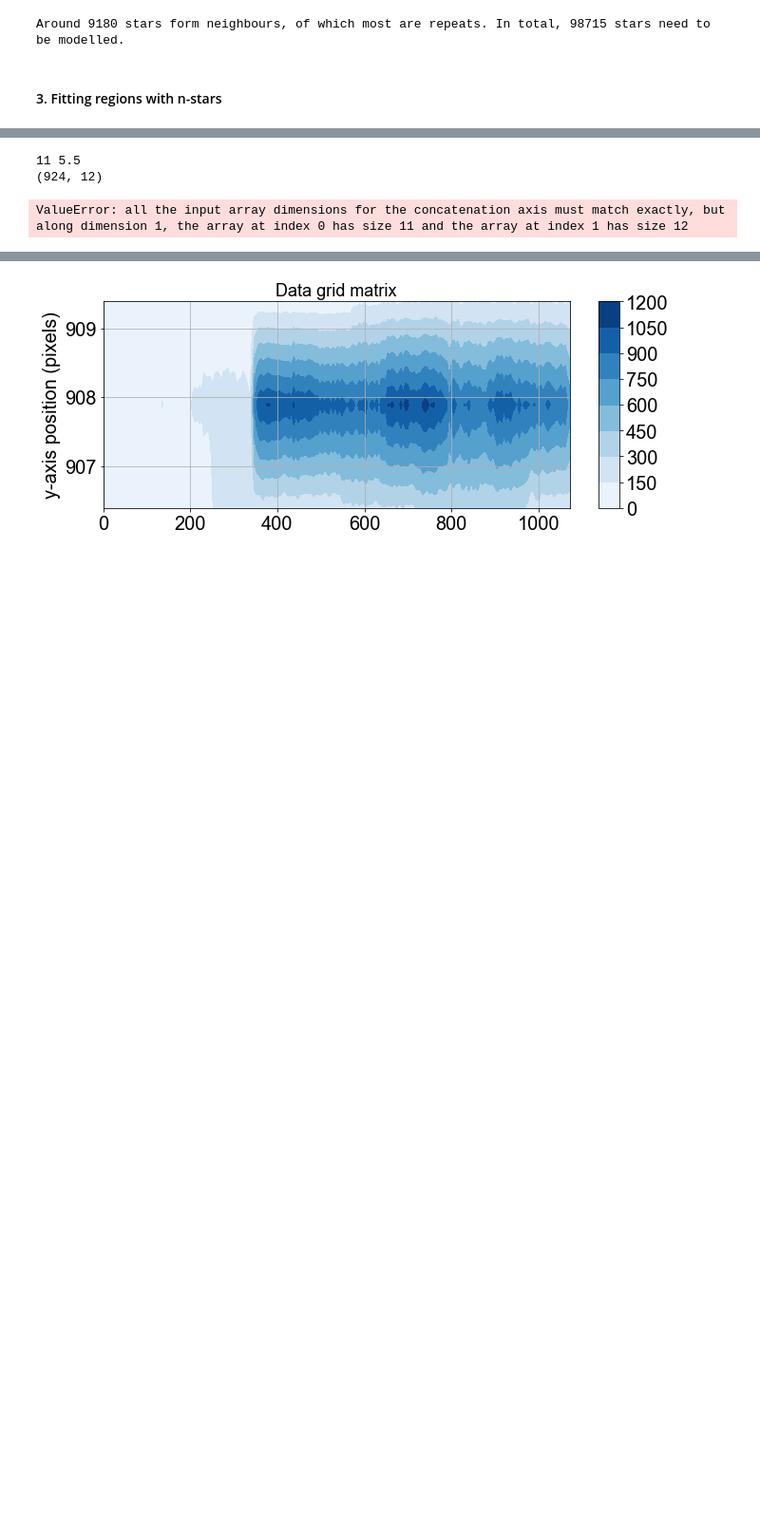
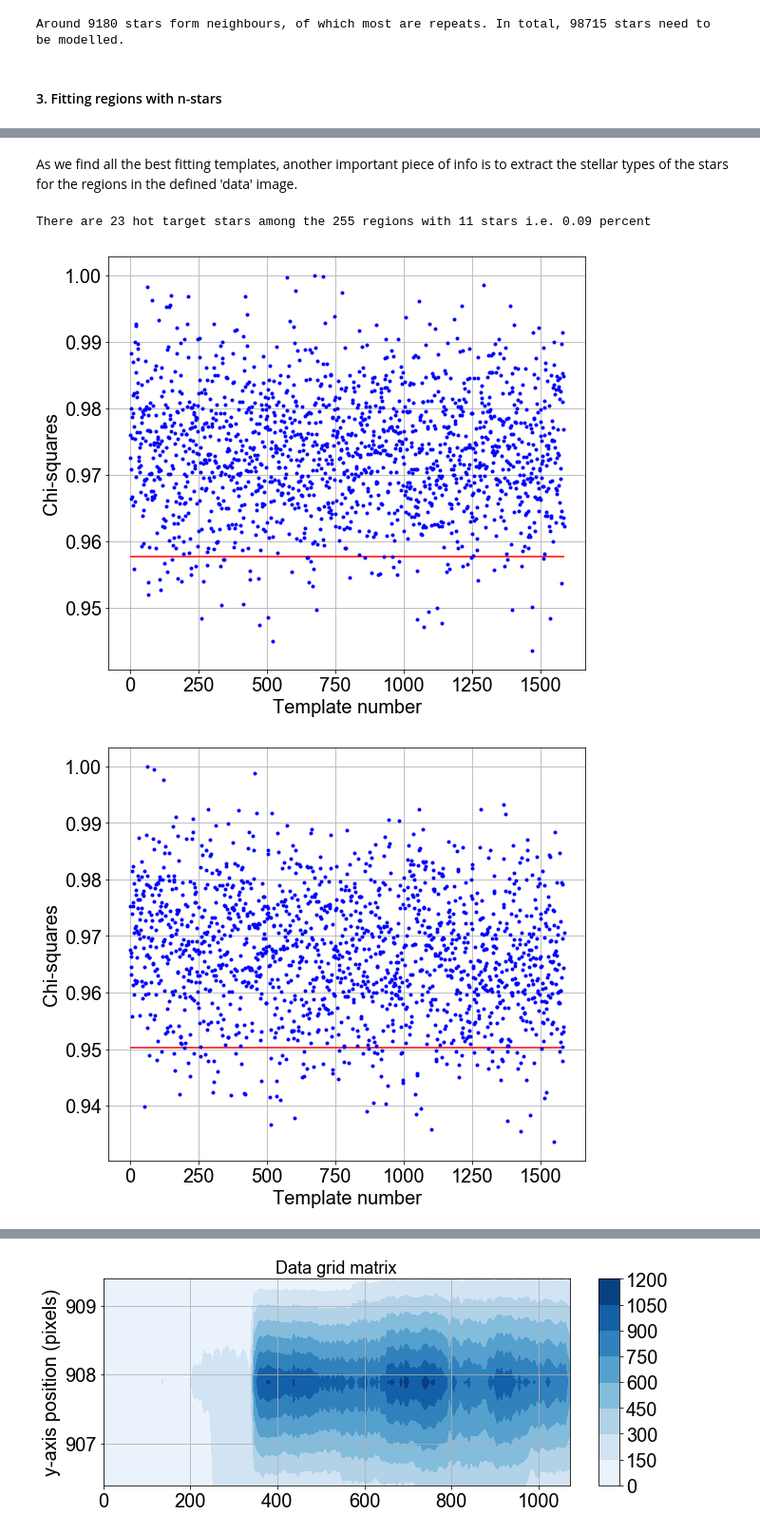
Before and after one commit to SoumyaShreeram/Slitless_spectroscopy, a Jupyter notebook: 06_Fitting_a_region_using_the_nearest_neighbour_approach.ipynb, the cells around one changed output, grey strips where cells are left out. Shown: that part at 95% size. Cells and saved outputs as stored; diff of their text form; code cells hidden in the pictures; blank space fills up the shorter version.

```diff
--- a/06_Fitting_a_region_using_the_nearest_neighbour_approach.ipynb
+++ b/06_Fitting_a_region_using_the_nearest_neighbour_approach.ipynb
@@ -131,7 +128,7 @@ importlib.reload(fap)
 # model all regions with x neighbouring stars
 n_stars = 11
 
-resulting_params_all = np.zeros((0, len(hot_stars_arr), 2))
+resulting_params_all = []
 
 # define the limits of the region to be cropped
 limits = np.load(save_data_crop_dir + '%d_stars/limits.npy'%(n_stars))
@@ -140,8 +137,9 @@ limits = np.load(save_data_crop_dir + '%d_stars/limits.npy'%(n_stars))
 stars_with_n_neighbours = np.where(total_neighbours == n_stars)
 
 
-for i, stars_idx in enumerate(stars_with_n_neighbours[0][0:2]):
+for i, stars_idx in enumerate(stars_with_n_neighbours[0][0:3]):
     # arr to save the chi-sq val for a given hot star distribution, and the best template no. for this chi-sq
+    save_all_chi_sqs, perms_lens = [], []
     resulting_params = np.zeros((0, 2))
 
     print('\nRegion %d of %d:'%(i, len(stars_with_n_neighbours[0])))
@@ -158,15 +156,19 @@ for i, stars_idx in enumerate(stars_with_n_neighbours[0][0:2]):
         perms = np.load(template_dir+'%d_stars/%d_hot_stars/perm_arr.npy'%(n_stars, hot_stars*n_stars))
 
         # iterating over all the permutations for the given hot star population
-        chi_sq_val, best_fit_perm_no = fap.generateTemplatesCalChiSquare(x, y, mKs, template_dir, save_data_psf_crop_dir, n_stars,\
+        chi_sq_vals, min_chi_sq,  best_fit_perm_no = fap.generateTemplatesCalChiSquare(x, y, mKs, template_dir, save_data_psf_crop_dir, n_stars,\
                                                       hot_stars, perms, disperse_range, dispersion_angle,\
                                                       u_pix_arr, limits[i], data_mat_arr, i, x_FOV[stars_idx],\
                                                                          num_splits=5)
 
-        resulting_params = np.append(resulting_params, [[chi_sq_val, best_fit_perm_no]], axis=0)
+        save_all_chi_sqs.append(chi_sq_vals)
+        resulting_params = np.append(resulting_params, [[min_chi_sq, best_fit_perm_no]], axis=0)
 
     # save the results of the computation for every region
-    resulting_params_all = np.append(resulting_params_all, [resulting_params], axis=0)
+    resulting_params_all.append(save_all_chi_sqs)
+
+# save the best chi-square values for the given region
+np.save('Data/Chi_sq_vals/%d_stars_%d_regions.npy'%(n_stars, len(stars_with_n_neighbours[0])), resulting_params_all)
 # %% [output]
 Region 0 of 255:
 0 percent hot stars --
@@ -185,14 +187,19 @@ Region 0 of 255:
 80 percent hot stars --
 90 percent hot stars --
 100 percent hot stars --
-# %%
-importlib.reload(fap)
-best_fit_perms_2D = np.zeros((0, n_stars))
-ax, best_fit_perms_2D = fap.recoverBestTemplatePermutation(resulting_params_all, hot_stars_arr, i, n_stars, best_fit_perms_2D, template_dir, plot_chi_sqs=True)
-
-# save the best chi-square values for the given region
-np.save('Data/Chi_sq_vals/%d_stars_%d_regions.npy'%(n_stars, len(stars_with_n_neighbours[0])), resulting_params_all)
-# %% [output]
-11 5.5
-(924, 12)
-ValueError: all the input array dimensions for the concatenation axis must match exactly, but along dimension 1, the array at index 0 has size 11 and the array at index 1 has size 12
+# %% [markdown]
+As we find all the best fitting templates, another important piece of info is to extract the stellar types of the stars for the regions in the defined 'data' image.
+# %%
+importlib.reload(stl)
+stellar_types_data_arr, target_star_type, target_star_idx = stl.findStellarTypesDataStars(n_stars, hot_stars_arr, stars_with_n_neighbours, star_neighbours, x_pos, y_pos, x_FOV, y_FOV)
+print('There are %d hot target stars among the %d regions with %d stars i.e. %.2f percent'%(stl.countHotStars(target_star_type), len(target_star_type), n_stars, stl.countHotStars(target_star_type)/len(target_star_type)))
+# %% [output]
+There are 23 hot target stars among the 255 regions with 11 stars i.e. 0.09 percent
+# %%
+importlib.reload(fap)
+for i, stars_idx in enumerate(stars_with_n_neighbours[0][0:3]):
+    #
+    norm_chi_sqs, selected_temps = fap.analyzeAllChiSqs(resulting_params_all, i, plot_fig=True)
+# %% [output]
+[figure, added]
+[figure, added]
```
Also changed, not shown: parts of 9 cells of this notebook, 8 other files.
